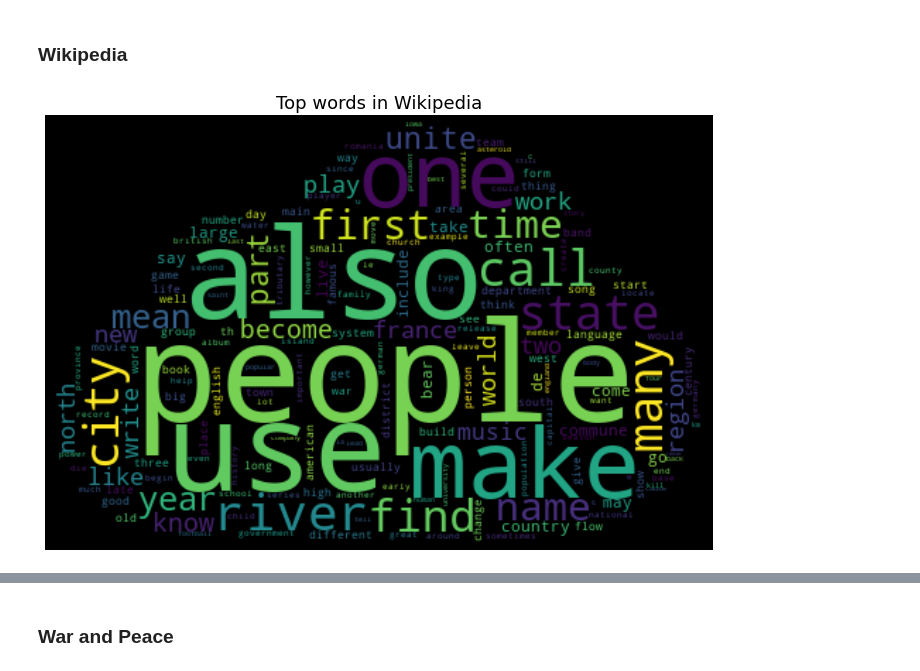
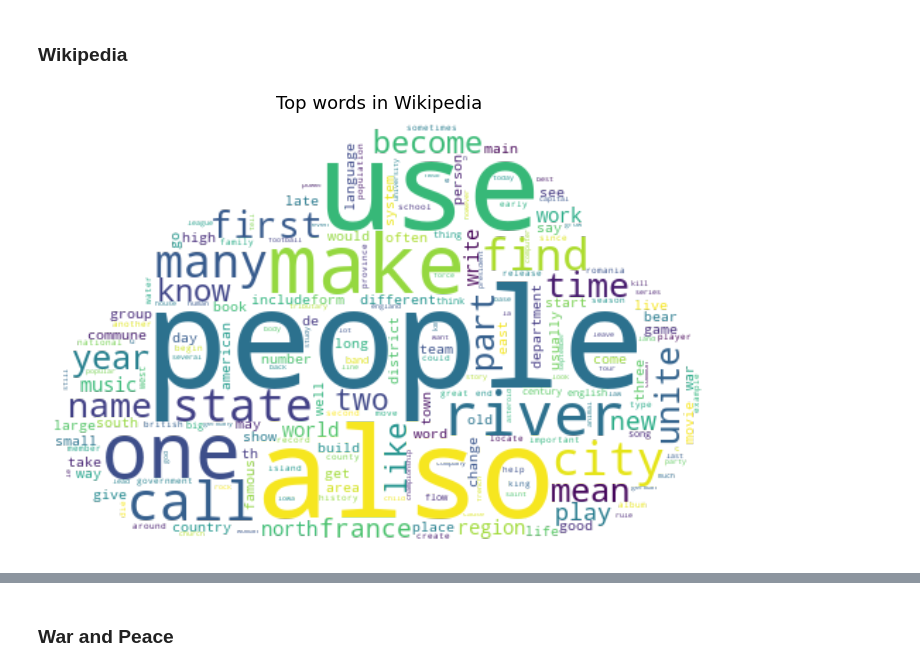
Before and after one commit to rukubrakov/HPPL_project, a Jupyter notebook: Word clouds.ipynb, the cells around one changed output, grey strips where cells are left out. Cells and saved outputs as stored; diff of their text form; code cells hidden in the pictures.

```diff
--- a/Word clouds.ipynb
+++ b/Word clouds.ipynb
@@ -25,17 +25,17 @@ for i, word in enumerate(words_GT):
 ### Wikipedia
 # %%
 img = np.uint8(cv2.imread('top words/cloud.png'))
-wordcloud = WordCloud(stopwords = {}, mask = img).generate_from_frequencies(wiki_dict)
+wordcloud = WordCloud(stopwords = {}, mask = img, background_color=None, mode='RGBA').generate_from_frequencies(wiki_dict)
 
 f = {'size' : 15}
 plt.rc('font', **f)
 plt.figure(figsize=(15,8))
 plt.imshow(wordcloud, interpolation='bilinear')
 plt.title('Top words in Wikipedia')
 plt.axis('off')
 plt.savefig('top words/Word Clouds/word_cloud_wiki1.png')
 plt.show()
 # %% [output]
-[figure, old version]
+[figure, new version]
 # %%
 img = np.uint8(cv2.imread('top words/wiki.png'))
```
Also changed, not shown: parts of 3 cells of this notebook, 4 other files.
